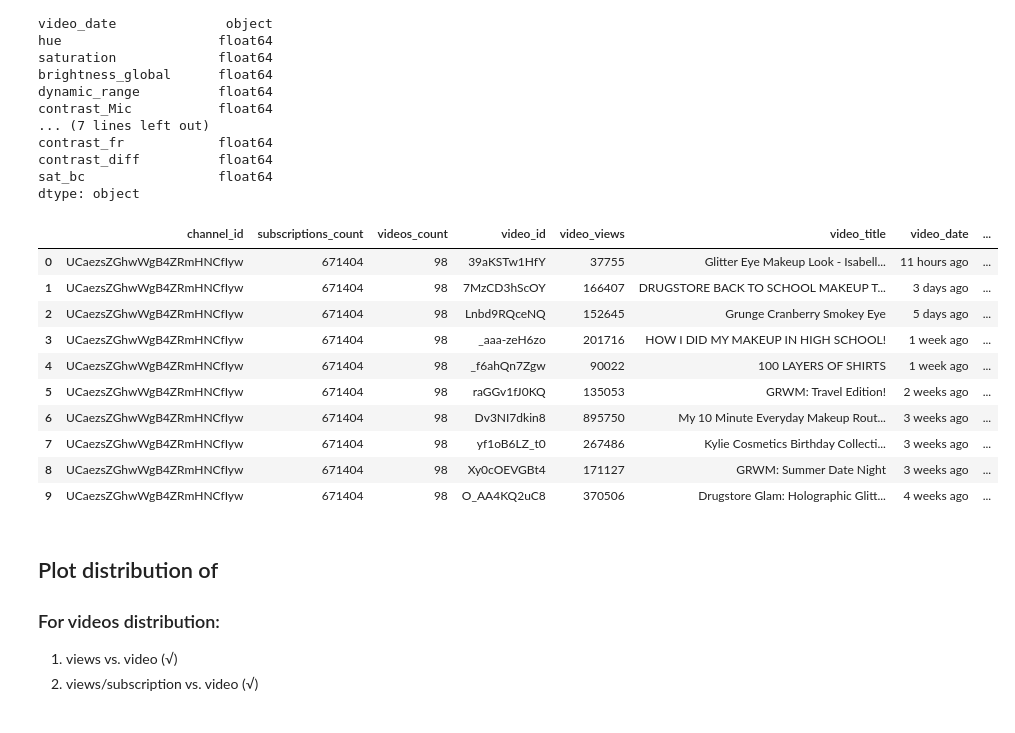
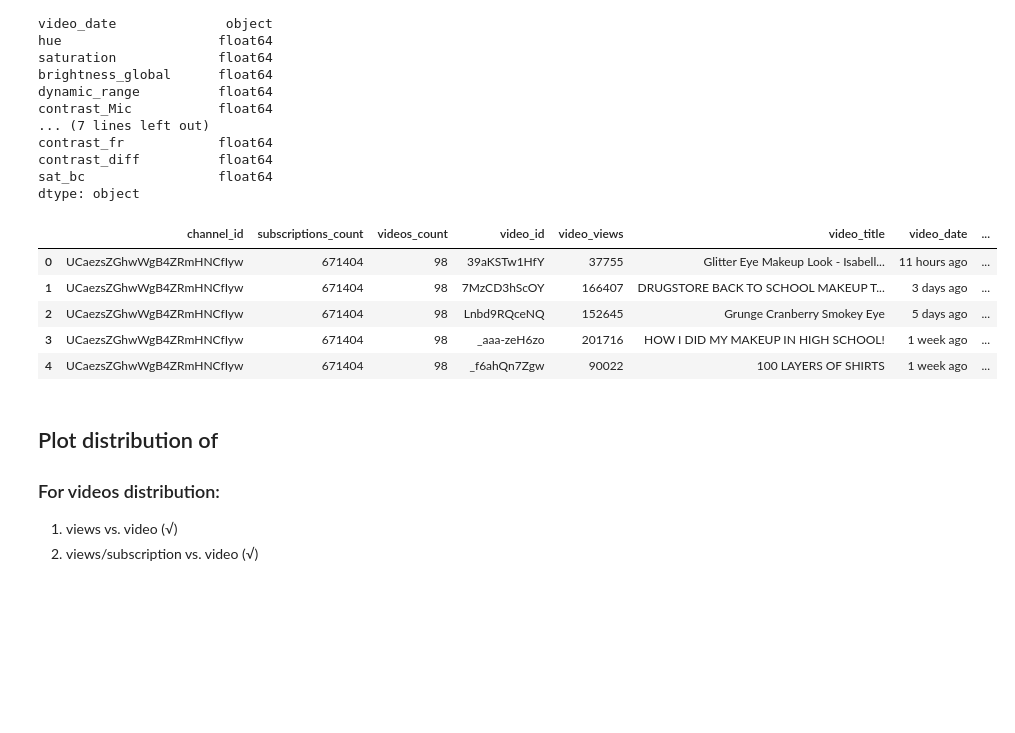
Before and after one commit to yaoliphy/insight-project, a Jupyter notebook: data_analysis_and_ML/youtube_data_analysis.ipynb, the cells around one changed output. Cells and saved outputs as stored; diff of their text form; code cells hidden in the pictures; blank space fills up the shorter version.

```diff
--- a/data_analysis_and_ML/youtube_data_analysis.ipynb
+++ b/data_analysis_and_ML/youtube_data_analysis.ipynb
@@ -47,19 +49,14 @@ contrast_diff          float64
 sat_bc                 float64
 dtype: object
 # %%
-df.head(n=10)
+df.head(n=5)
 # %% [output]
 |  | channel_id | subscriptions_count | videos_count | video_id | video_views | video_title | video_date | ... |
 | 0 | UCaezsZGhwWgB4ZRmHNCfIyw | 671404 | 98 | 39aKSTw1HfY | 37755 | Glitter Eye Makeup Look - Isabell... | 11 hours ago | ... |
 | 1 | UCaezsZGhwWgB4ZRmHNCfIyw | 671404 | 98 | 7MzCD3hScOY | 166407 | DRUGSTORE BACK TO SCHOOL MAKEUP T... | 3 days ago | ... |
 | 2 | UCaezsZGhwWgB4ZRmHNCfIyw | 671404 | 98 | Lnbd9RQceNQ | 152645 | Grunge Cranberry Smokey Eye | 5 days ago | ... |
 | 3 | UCaezsZGhwWgB4ZRmHNCfIyw | 671404 | 98 | _aaa-zeH6zo | 201716 | HOW I DID MY MAKEUP IN HIGH SCHOOL! | 1 week ago | ... |
 | 4 | UCaezsZGhwWgB4ZRmHNCfIyw | 671404 | 98 | _f6ahQn7Zgw | 90022 | 100 LAYERS OF SHIRTS | 1 week ago | ... |
-| 5 | UCaezsZGhwWgB4ZRmHNCfIyw | 671404 | 98 | raGGv1fJ0KQ | 135053 | GRWM: Travel Edition! | 2 weeks ago | ... |
-| 6 | UCaezsZGhwWgB4ZRmHNCfIyw | 671404 | 98 | Dv3NI7dkin8 | 895750 | My 10 Minute Everyday Makeup Rout... | 3 weeks ago | ... |
-| 7 | UCaezsZGhwWgB4ZRmHNCfIyw | 671404 | 98 | yf1oB6LZ_t0 | 267486 | Kylie Cosmetics Birthday Collecti... | 3 weeks ago | ... |
-| 8 | UCaezsZGhwWgB4ZRmHNCfIyw | 671404 | 98 | Xy0cOEVGBt4 | 171127 | GRWM: Summer Date Night | 3 weeks ago | ... |
-| 9 | UCaezsZGhwWgB4ZRmHNCfIyw | 671404 | 98 | O_AA4KQ2uC8 | 370506 | Drugstore Glam: Holographic Glitt... | 4 weeks ago | ... |
 # %% [markdown]
 ## Plot distribution of
 ### For videos distribution:
```
Also changed, not shown: parts of 44 cells of this notebook, 8 other files.
